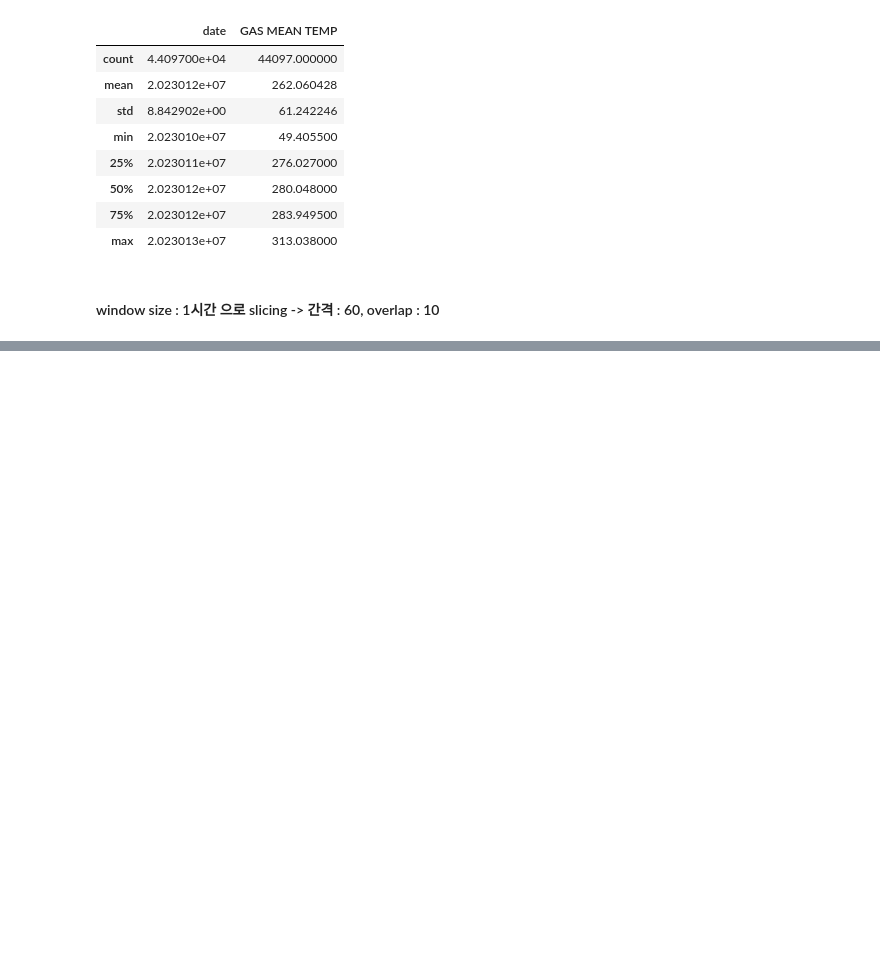
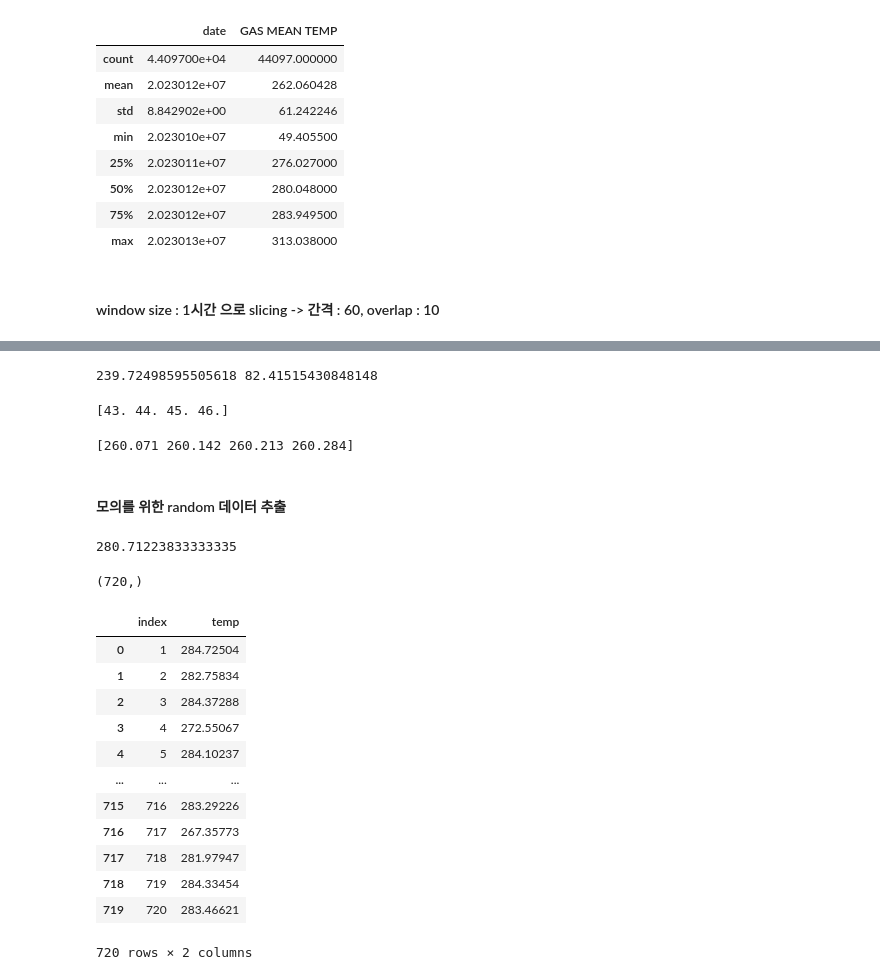
Before and after one commit to ksh914/hanhwa, a Jupyter notebook: data.ipynb, the cells around one changed output, grey strips where cells are left out. Cells and saved outputs as stored; diff of their text form; code cells hidden in the pictures; blank space fills up the shorter version.

```diff
--- a/data.ipynb
+++ b/data.ipynb
@@ -120,7 +106,7 @@ df_gas_mean_new_1.describe()
 # %%
 mean_temp = []
 #hyper parameter
-DATA = df_gas_mean_new_1
+DATA = df_gas_mean_new_7
 LEN = len(DATA['GAS MEAN TEMP'])
 
 # 몫과 나머지 구하기
@@ -135,3 +121,8 @@ if remainder != 0:
     mean_temp.append(DATA['GAS MEAN TEMP'][share * 60:].mean())
 
 print("mean_temp length : ", len(mean_temp))
+
+plt.figure(figsize = (30,10))
+x = np.arange(1,len(mean_temp)+1)
+sns.lineplot(x = x, y = mean_temp)
+plt.show()
@@ -146,0 +131,61 @@ plt.figure(figsize = (30,10))
+# %%
+MEAN_TEMP_2_to_7 = []
+for i in range(2,8):
+    dataset = globals()['df_gas_mean_new_{}'.format(i)]
+    LEN = len(dataset['GAS MEAN TEMP'])
+    share, remainder = LEN // 60, LEN % 60
+
+    for i in range(share):
+        MEAN_TEMP_2_to_7.append(round(dataset['GAS MEAN TEMP'][(i)*60:(i+1)*60].mean(), 2))
+
+    if remainder != 0:
+        MEAN_TEMP_2_to_7.append(round(dataset['GAS MEAN TEMP'][share * 60:].mean(),2))
+
+print(np.mean(MEAN_TEMP_2_to_7), np.std(MEAN_TEMP_2_to_7))
+# %% [output]
+239.72498595505618 82.41515430848148
+# %%
+L = np.array([1.0,2.0,3.0,4.0])
+print(L + 42)
+# %% [output]
+[43. 44. 45. 46.]
+# %%
+def linear_function(data):
+    return data * 0.071 + 260
+print(linear_function(L))
+# %% [output]
+[260.071 260.142 260.213 260.284]
+# %% [markdown]
+#### 모의를 위한 random 데이터 추출
+# %%
+random_temp = np.random.choice(MEAN_TEMP_2_to_7, 720)
+random_temp = random_temp + 52
+random_temp = linear_function(random_temp)
+random_temp.mean()
+# %% [output]
+280.71223833333335
+# %%
+random_temp.shape
+# %% [output]
+(720,)
+# %%
+x = np.arange(1,721)
+df = pd.DataFrame({
+    'index' : x,
+    'temp' : np.array(random_temp)
+})
+df
+# %% [output]
+|  | index | temp |
+| 0 | 1 | 284.72504 |
+| 1 | 2 | 282.75834 |
+| 2 | 3 | 284.37288 |
+| 3 | 4 | 272.55067 |
+| 4 | 5 | 284.10237 |
+| ... | ... | ... |
+| 715 | 716 | 283.29226 |
+| 716 | 717 | 267.35773 |
+| 717 | 718 | 281.97947 |
+| 718 | 719 | 284.33454 |
+| 719 | 720 | 283.46621 |
+720 rows × 2 columns
```
Also changed, not shown: parts of 13 cells of this notebook.
